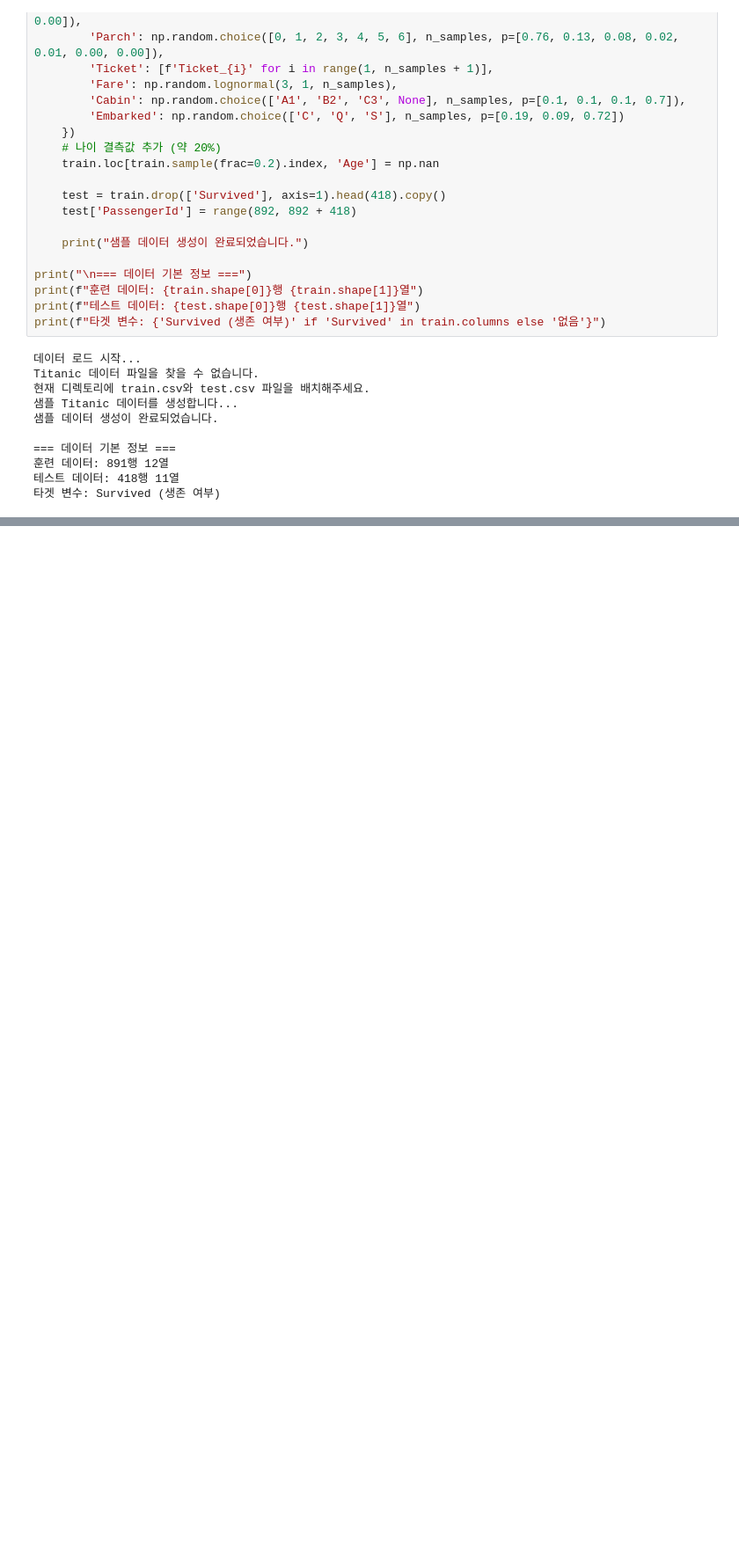
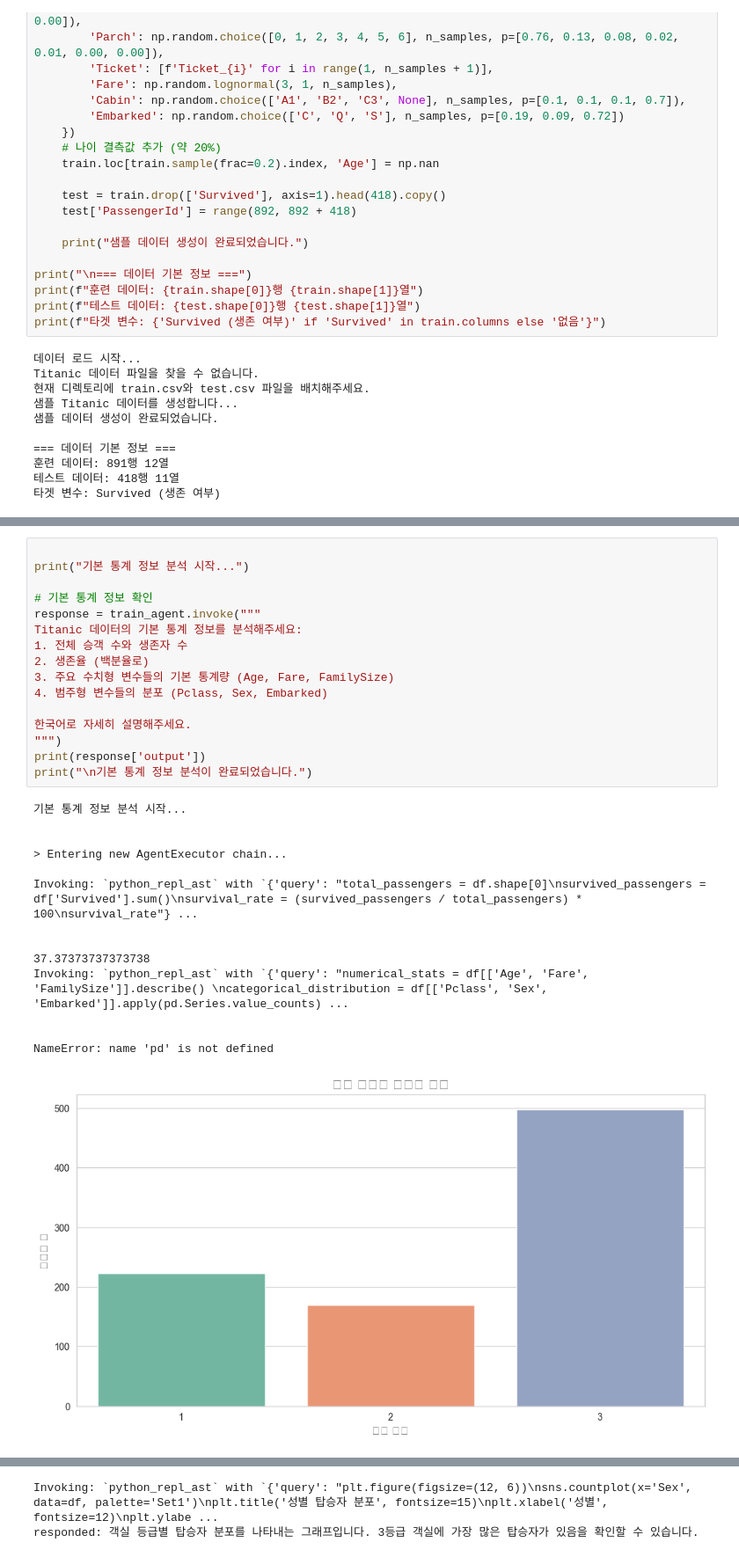
Before and after one commit to woogi123/LangChain, a Jupyter notebook: LangChain Tool Calling/LangChain_Agent_titanic.ipynb, the cells around one changed output, grey strips where cells are left out. Shown at 88% size. Cells and saved outputs as stored; diff of their text form; blank space fills up the shorter version.

Commit message:
LangChain기반 데이터분석

```diff
--- a/LangChain Tool Calling/LangChain_Agent_titanic.ipynb
+++ b/LangChain Tool Calling/LangChain_Agent_titanic.ipynb
@@ -117,0 +327,31 @@ Titanic 데이터 파일을 찾을 수 없습니다.
+# %%
+
+print("기본 통계 정보 분석 시작...")
+
+# 기본 통계 정보 확인
+response = train_agent.invoke("""
+Titanic 데이터의 기본 통계 정보를 분석해주세요:
+1. 전체 승객 수와 생존자 수
+2. 생존율 (백분율로)
+3. 주요 수치형 변수들의 기본 통계량 (Age, Fare, FamilySize)
+4. 범주형 변수들의 분포 (Pclass, Sex, Embarked)
+
+한국어로 자세히 설명해주세요.
+""")
+print(response['output'])
+print("\n기본 통계 정보 분석이 완료되었습니다.")
+# %% [output]
+기본 통계 정보 분석 시작...
+
+
+> Entering new AgentExecutor chain...
+
+Invoking: `python_repl_ast` with `{'query': "total_passengers = df.shape[0]\nsurvived_passengers = df['Survived'].sum()\nsurvival_rate = (survived_passengers / total_passengers) * 100\nsurvival_rate"} ...
+
+
+37.37373737373738
+Invoking: `python_repl_ast` with `{'query': "numerical_stats = df[['Age', 'Fare', 'FamilySize']].describe() \ncategorical_distribution = df[['Pclass', 'Sex', 'Embarked']].apply(pd.Series.value_counts) ...
+
+
+NameError: name 'pd' is not defined
+[figure, added]
@@ -117,0 +373,2 @@ Titanic 데이터 파일을 찾을 수 없습니다.
+Invoking: `python_repl_ast` with `{'query': "plt.figure(figsize=(12, 6))\nsns.countplot(x='Sex', data=df, palette='Set1')\nplt.title('성별 탑승자 분포', fontsize=15)\nplt.xlabel('성별', fontsize=12)\nplt.ylabe ...
+responded: 객실 등급별 탑승자 분포를 나타내는 그래프입니다. 3등급 객실에 가장 많은 탑승자가 있음을 확인할 수 있습니다.
```
Also changed, not shown: parts of 14 cells of this notebook, 2 other files.
